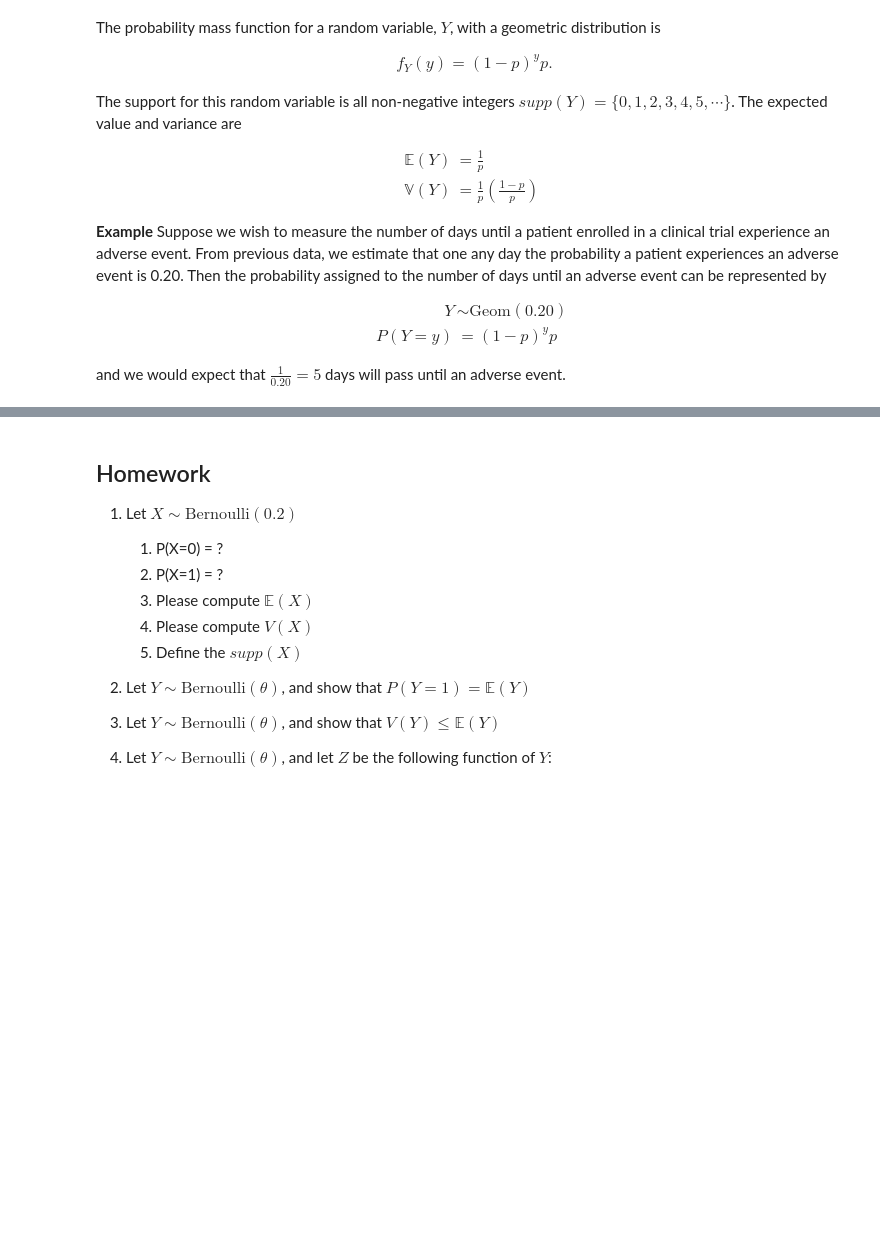
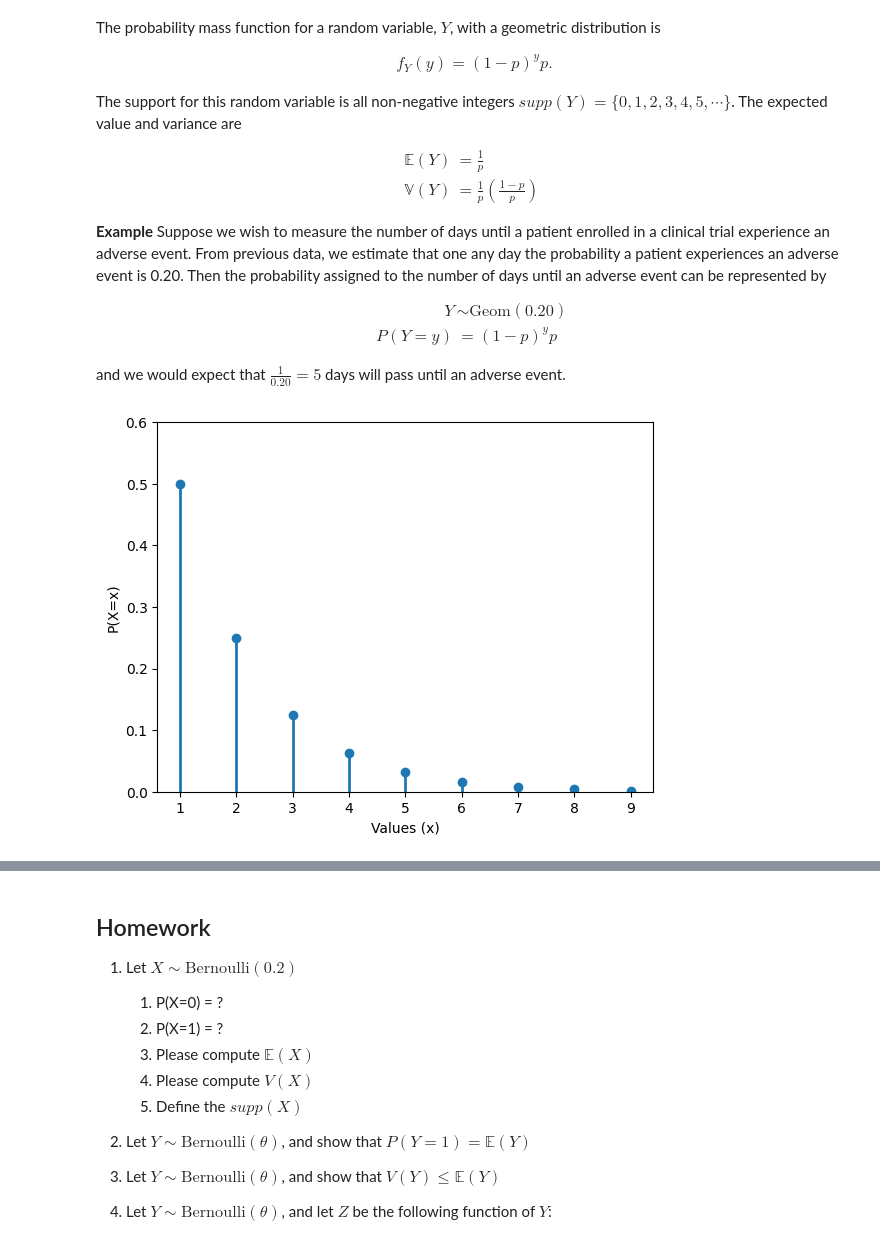
Before and after one commit to computationalUncertaintyLab/dexp_book, a Jupyter notebook: Bernoulli_Binomial_Poisson.ipynb, the cells around one changed output, grey strips where cells are left out. Saved outputs shown, nothing was run; the diff lists cells and outputs as text; code cells hidden in the pictures; blank space fills up the shorter version.

```diff
--- a/Bernoulli_Binomial_Poisson.ipynb
+++ b/Bernoulli_Binomial_Poisson.ipynb
@@ -500,3 +556,21 @@ Then the probability assigned to the number of days until an adverse event can b
 \end{align}
 
 and we would expect that $\frac{1}{0.20}=5$ days will pass until an adverse event.
+# %%
+from scipy import stats
+
+p = 1./2
+support = np.arange(1,10,1)
+pmf     = stats.geom(1./2).pmf(support)
+
+plt.vlines(support, len(pmf)*[0] , pmf, lw=2)
+plt.scatter(support,  pmf)
+
+plt.xlabel("Values (x)")
+plt.ylabel("P(X=x)")
+
+plt.ylim(0,0.6)
+
+plt.show()
+# %% [output]
+[figure, added]
```
Also changed, not shown: parts of 7 cells of this notebook.
